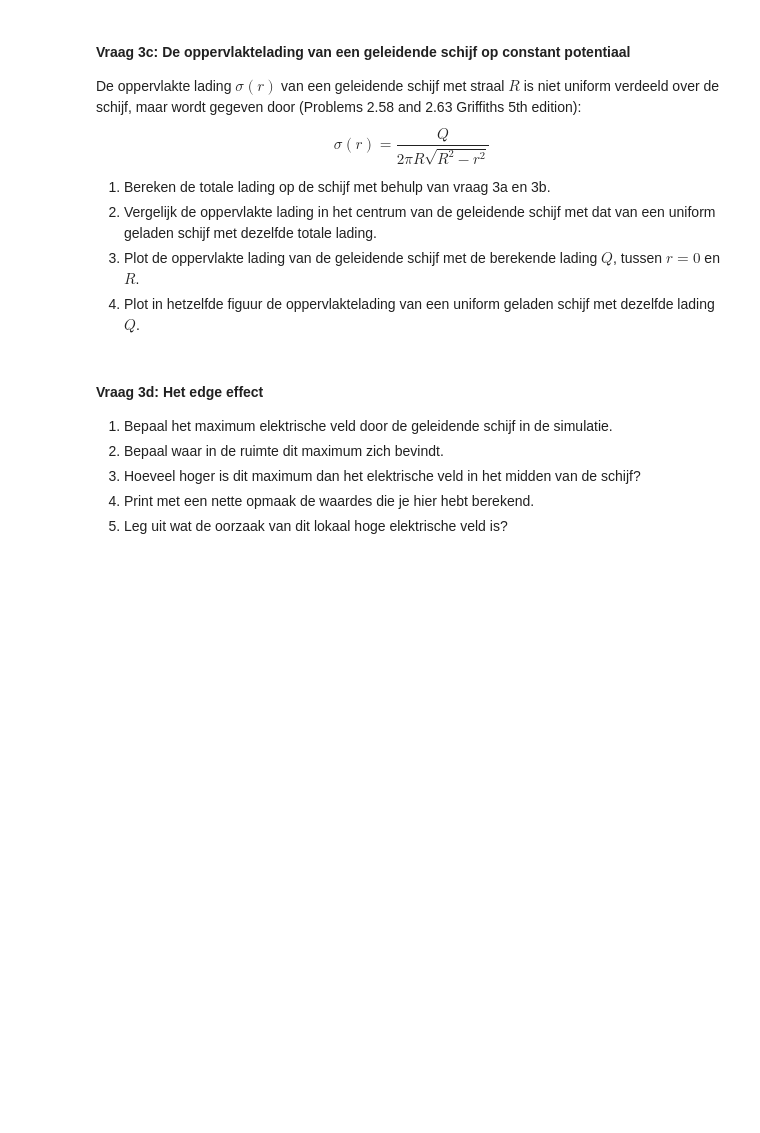
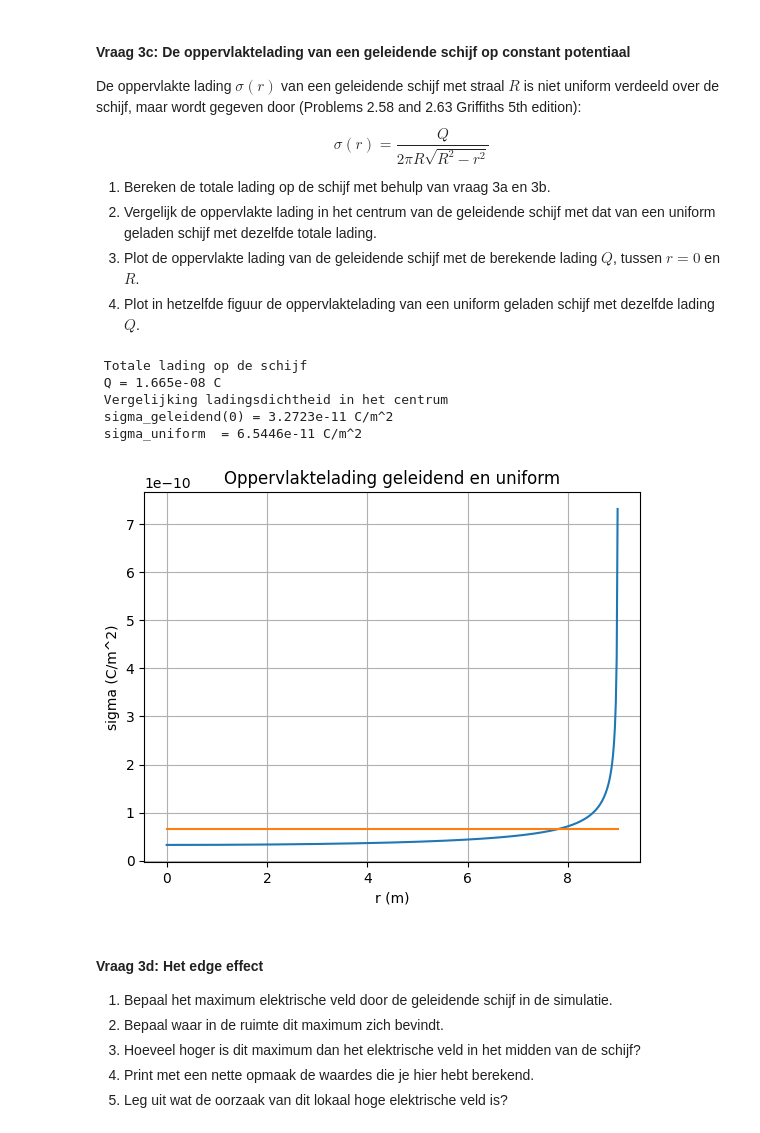
Before and after one commit to zalwani/opdrachten-DEF-D, a Jupyter notebook: DigitaleOntwerpopdrachten/1CondensatorOpdracht/CondensatorOntwerpopdracht.ipynb, the cells around one changed output. Drawn from its saved outputs; the diff is of its cells as text; code cells hidden in the pictures; blank space fills up the shorter version.

```diff
--- a/DigitaleOntwerpopdrachten/1CondensatorOpdracht/CondensatorOntwerpopdracht.ipynb
+++ b/DigitaleOntwerpopdrachten/1CondensatorOpdracht/CondensatorOntwerpopdracht.ipynb
@@ -418,9 +481,51 @@ $$\sigma(r) = \frac{Q}{2 \pi R \sqrt{R^2 - r^2}}$$
 3. Plot de oppervlakte lading van de geleidende schijf met de berekende lading $Q$, tussen $r = 0$ en $R$.
 4. Plot in hetzelfde figuur de oppervlaktelading van een uniform geladen schijf met dezelfde lading $Q$.
 # %%
-###
-###Jouw code hier###
-###
+
+# 1) Totale lading Q berekenen
+
+#voor geleidende schijf geldt \sigma= Q/(2pi*r^2) , hieruit volgt hieronder formule voor Q
+
+R = disk_radius
+
+Q = 2 * np.pi * R**2 * sigma_middle
+
+print(" Totale lading op de schijf")
+print(f" Q = {Q:.3e} C")
+
+# 2) vergelijk oppervlakte lading in centrum vd geleidende schijf met dat van uniform geladen schijf
+
+sigma_uniform = Q / (np.pi * R**2)
+
+print(" Vergelijking ladingsdichtheid in het centrum")
+print(f" sigma_geleidend(0) = {sigma_middle:.4e} C/m^2")
+print(f" sigma_uniform  = {sigma_uniform:.4e} C/m^2")
+
+# 3) sigma(r) voor geleidende schijf
+
+r_values = np.linspace(0, R*0.999, 500)
+
+sigma_conducting = Q / (2 * np.pi * R * np.sqrt(R**2 - r_values**2))
+
+# 4) uniforme schijf
+sigma_uniform_array = np.ones_like(r_values) * sigma_uniform
+
+plt.figure()
+plt.plot(r_values, sigma_conducting)
+plt.plot(r_values, sigma_uniform_array)
+
+plt.xlabel("r (m)")
+plt.ylabel("sigma (C/m^2)")
+plt.title("Oppervlaktelading geleidend en uniform")
+plt.grid()
+plt.show()
+# %% [output]
+ Totale lading op de schijf
+ Q = 1.665e-08 C
+ Vergelijking ladingsdichtheid in het centrum
+ sigma_geleidend(0) = 3.2723e-11 C/m^2
+ sigma_uniform  = 6.5446e-11 C/m^2
+[figure, added]
 # %% [markdown]
 #### Vraag 3d: Het edge effect
 
```
Also changed, not shown: parts of 5 cells of this notebook, 2 other files.
